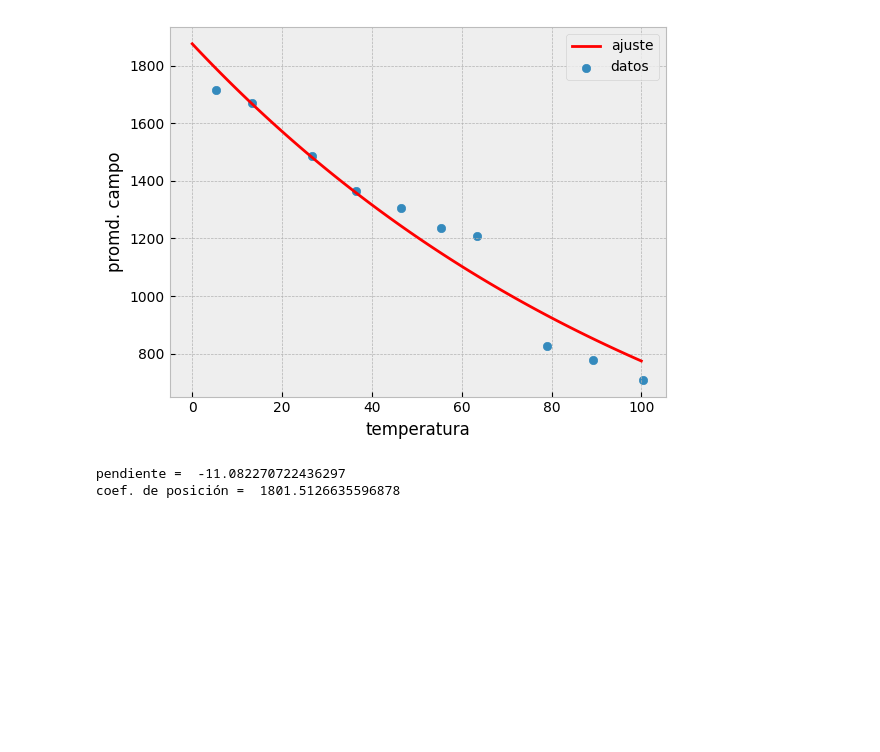
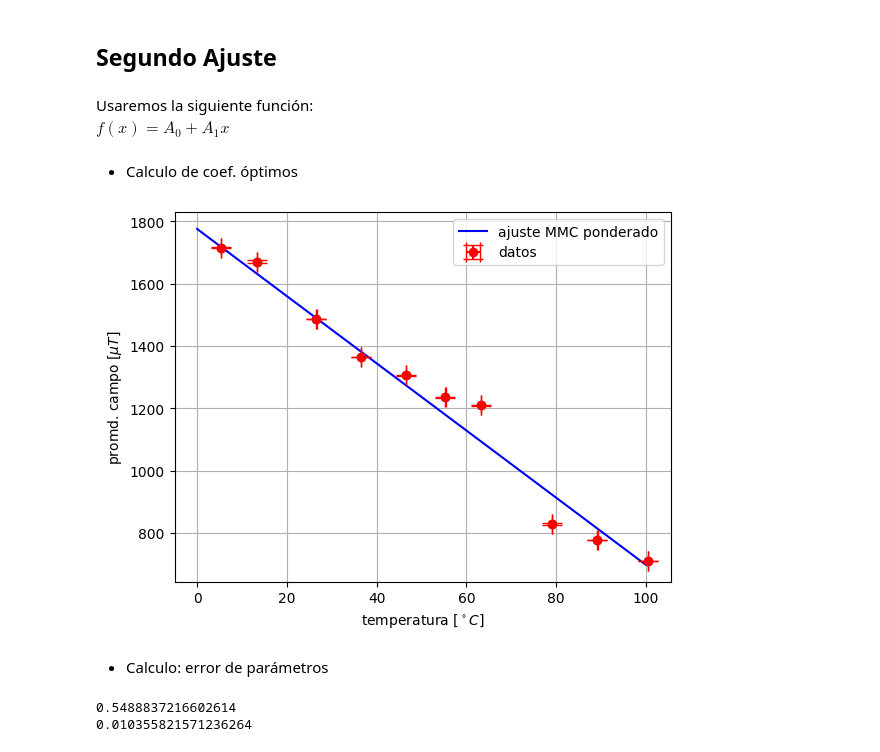
Before and after one commit to Martina-Parra/Proyecto-Lab1, a Jupyter notebook: graficos/exp-graficos.ipynb, the cells around one changed output. Cells and saved outputs as stored; diff of their text form; code cells hidden in the pictures; blank space fills up the shorter version.

```diff
--- a/graficos/exp-graficos.ipynb
+++ b/graficos/exp-graficos.ipynb
@@ -24,9 +23,0 @@ temp = np.genfromtxt("temp.txt")
-# %%
-list_promd = list()
-for i in list_campos:
-    promd = np.mean(i)
-    list_promd = list_promd + [promd]
-
-
-print(temp)
-print(list_promd)
@@ -35,0 +24,6 @@ print(list_promd)
+# %%
+
+# Calculamos la desviación estándar de cada campo(archivo) y luego, guardamos los resultados en una lista.
+list_desv = []
+for i in list_campos:
+    list_desv.append(round(np.std(i), 3)) # Usamos np.std para obtener el error para cada campo magnético.
@@ -46,5 +52,2 @@ def f(x,A,B):
 # %%
-A_opt, B_opt = curve_fit(f, temp, list_promd)[0] #entrega los paramétros A y B, (función fácil)
-
-print(A_opt)
-print(B_opt)
+A_opt, B_opt = curve_fit(f, temp,list_promd, sigma=list_desv)[0]
@@ -72,21 +122,33 @@ print(B_opt2)
+# %% [markdown]
+## Segundo Ajuste
+# %% [markdown]
+Usaremos la siguiente función: \
+$f(x) = A_0 + A_1 x$
+# %% [markdown]
+- Calculo de coef. óptimos
+# %%
+A_1, A_0= np.polyfit(temp,list_promd, 1,w= 1/np.array(list_desv))
 # %%
-# g(A_opt, B_opt)
-xx = np.linspace(0,100,100)
-A = A_opt2
-B = B_opt2
+xx = np.linspace(0,100,100) # Agregamos más numéros al intervalo de temperatura.
+A = A_opt
+B = B_opt
 
-plt.plot(xx,  f(xx, A, B), color='red', label='ajuste')
-plt.scatter(temp, list_promd, label ='datos')
-plt.xlabel('temperatura')
-plt.ylabel('promd. campo')
+plt.plot(xx, A_0+ A_1*xx , color='blue', label='ajuste MMC ponderado')
+plt.scatter(temp, list_promd)
+plt.errorbar(temp, list_promd, xerr = 0.05, yerr= list_desv, color = "red",  label ='datos',  fmt="ob", capsize=7)
+plt.xlabel('temperatura [$^\circ C$]')
+plt.ylabel('promd. campo [$\mu T$]')
 plt.legend()
 plt.grid(True)
 # %% [output]
-[figure, old version]
+[figure, new version]
-# %%
-a1, a0 = np.polyfit(temp, list_promd, 1)
-print("pendiente = ", a1)
-print("coef. de posición = ", a0)
-# %% [output]
-pendiente =  -11.082270722436297
-coef. de posición =  1801.5126635596878
+# %% [markdown]
+- Calculo: error de parámetros
+# %%
+Parametros2,matriz=np.polyfit(temp,list_promd,1,w=1/np.array(list_desv),cov="unscaled")
+sigma_a1,sigma_a0=np.sqrt(np.diagonal(matriz))
+print(sigma_a0)
+print(sigma_a1)
+# %% [output]
+0.5488837216602614
+0.010355821571236264
```
Also changed, not shown: parts of 28 cells of this notebook.
